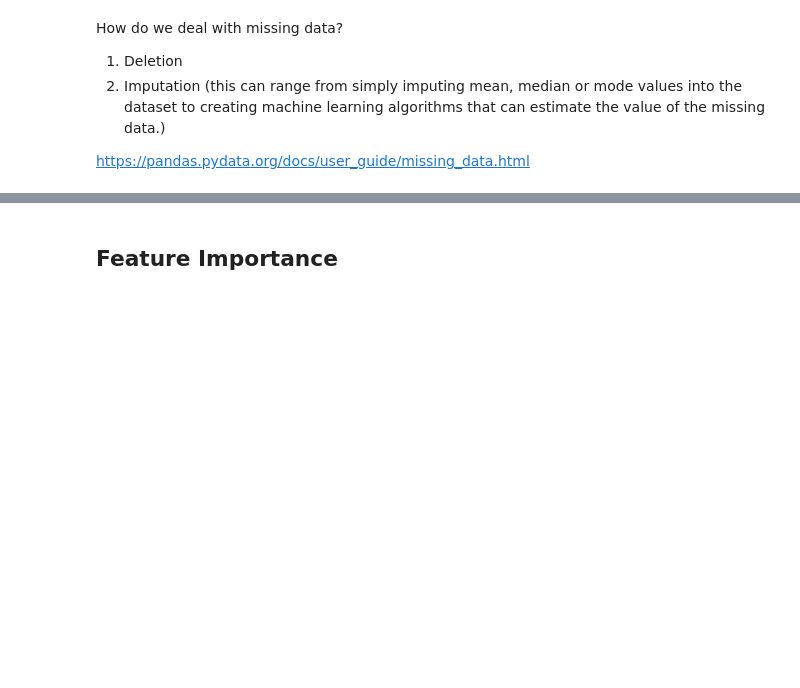
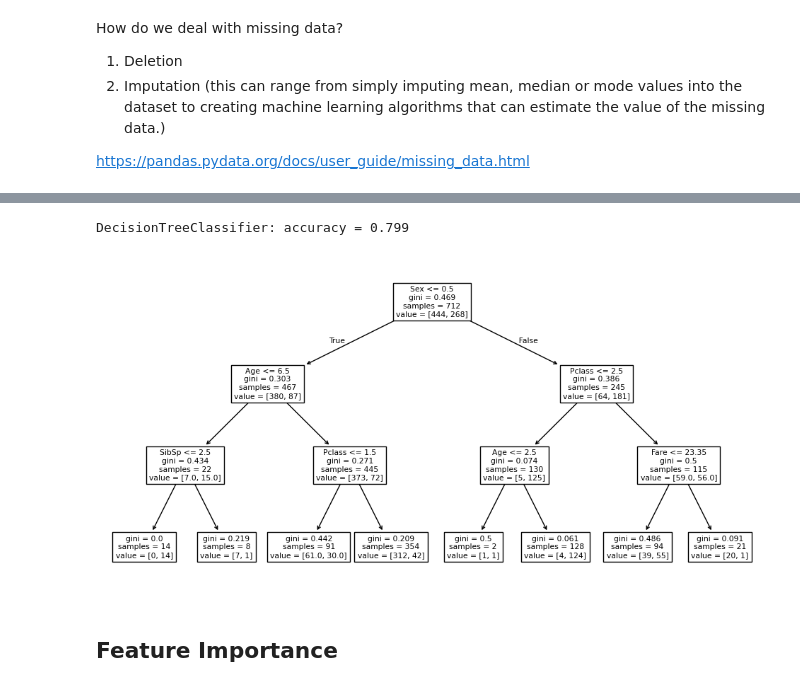
Before and after one commit to minyunnn/MY-DAC-Curriculum, a Jupyter notebook: DAC-006_Machine_Learning/DAC-006-Intro_to_ML_Session_2_Student.ipynb, the cells around one changed output, grey strips where cells are left out. Saved outputs shown, nothing was run; the diff lists cells and outputs as text; code cells hidden in the pictures; blank space fills up the shorter version.

```diff
--- a/DAC-006_Machine_Learning/DAC-006-Intro_to_ML_Session_2_Student.ipynb
+++ b/DAC-006_Machine_Learning/DAC-006-Intro_to_ML_Session_2_Student.ipynb
@@ -103,25 +117,28 @@ df.head()
 # %%
-# y = df['Survived']
-# x = df.drop('Survived', axis=1)
-# depth = 3 # depth of the tree
+y = df['Survived']
+x = df.drop('Survived', axis=1)
+depth = 3 # depth of the tree
 
 
-# # perform your train test split
-# x_train, x_test, y_train, y_test = train_test_split(x, y, test_size=0.2, random_state=42)
+# perform your train test split
+x_train, x_test, y_train, y_test = train_test_split(x, y, test_size=0.2, random_state=42)
 
-# sk_model = DecisionTreeClassifier(max_depth=depth,
-#                                   random_state=1)
-# sk_model.fit(x_train, y_train)
-# sk_pred = sk_model.predict(x_test)
-# acc = (y_test == sk_pred).mean()
-# print('DecisionTreeClassifier: accuracy = {:.3f}'.format(acc))
+sk_model = DecisionTreeClassifier(max_depth=depth,
+                                  random_state=1)
+sk_model.fit(x_train, y_train)
+sk_pred = sk_model.predict(x_test)
+acc = (y_test == sk_pred).mean()
+print('DecisionTreeClassifier: accuracy = {:.3f}'.format(acc))
 
-# # plotting
-# feature_names = x.columns.tolist()
-# plt.figure(figsize=(12, 6))
-# tree.plot_tree(sk_model,
-#                feature_names=feature_names)
-# plt.show()
+# plotting
+feature_names = x.columns.tolist()
+plt.figure(figsize=(12, 6))
+tree.plot_tree(sk_model,
+               feature_names=feature_names)
+plt.show()
+# %% [output]
+DecisionTreeClassifier: accuracy = 0.799
+[figure, added]
 # %% [markdown]
 ## Feature Importance
 # %% [markdown]
```
Also changed, not shown: parts of 10 cells of this notebook.
